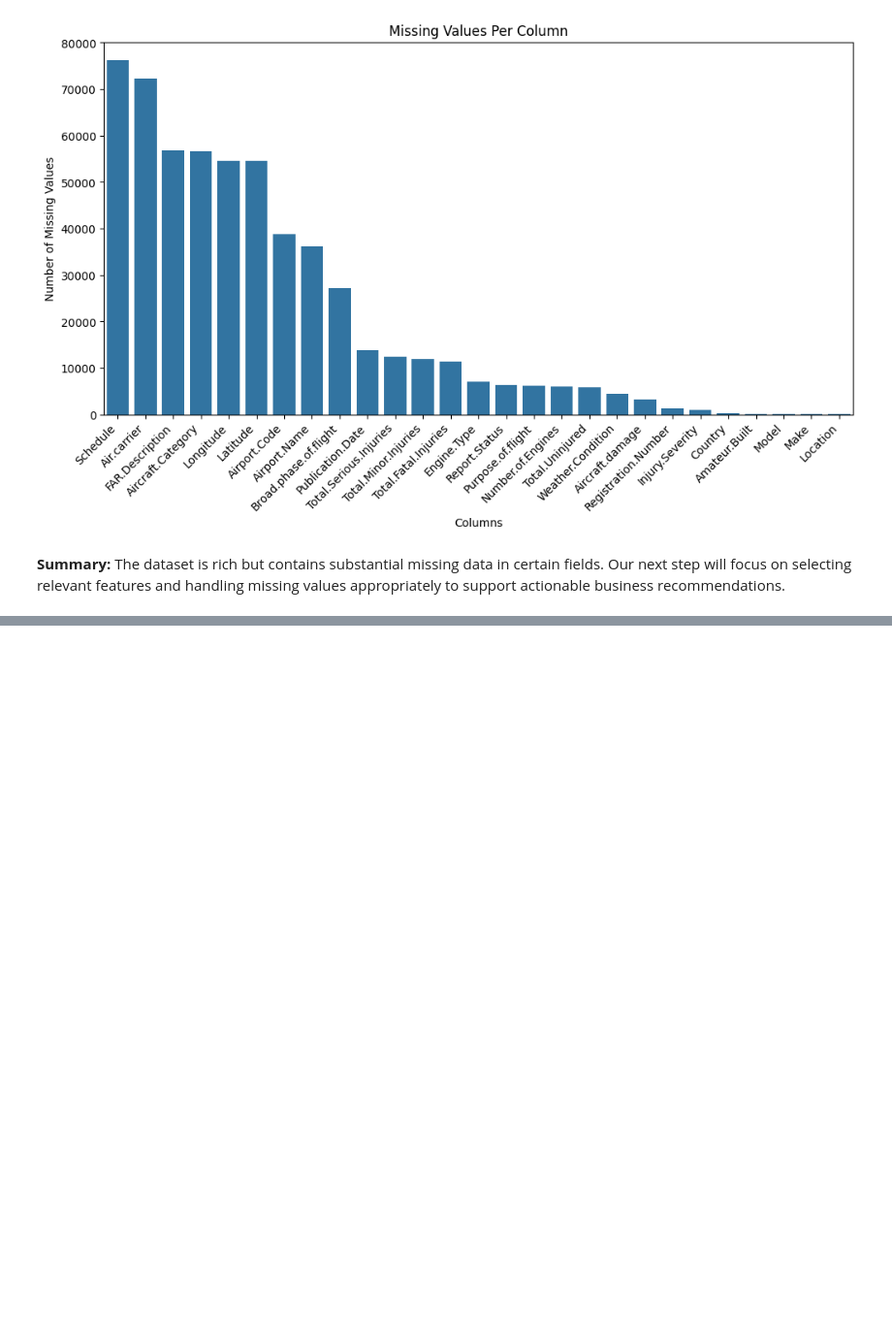
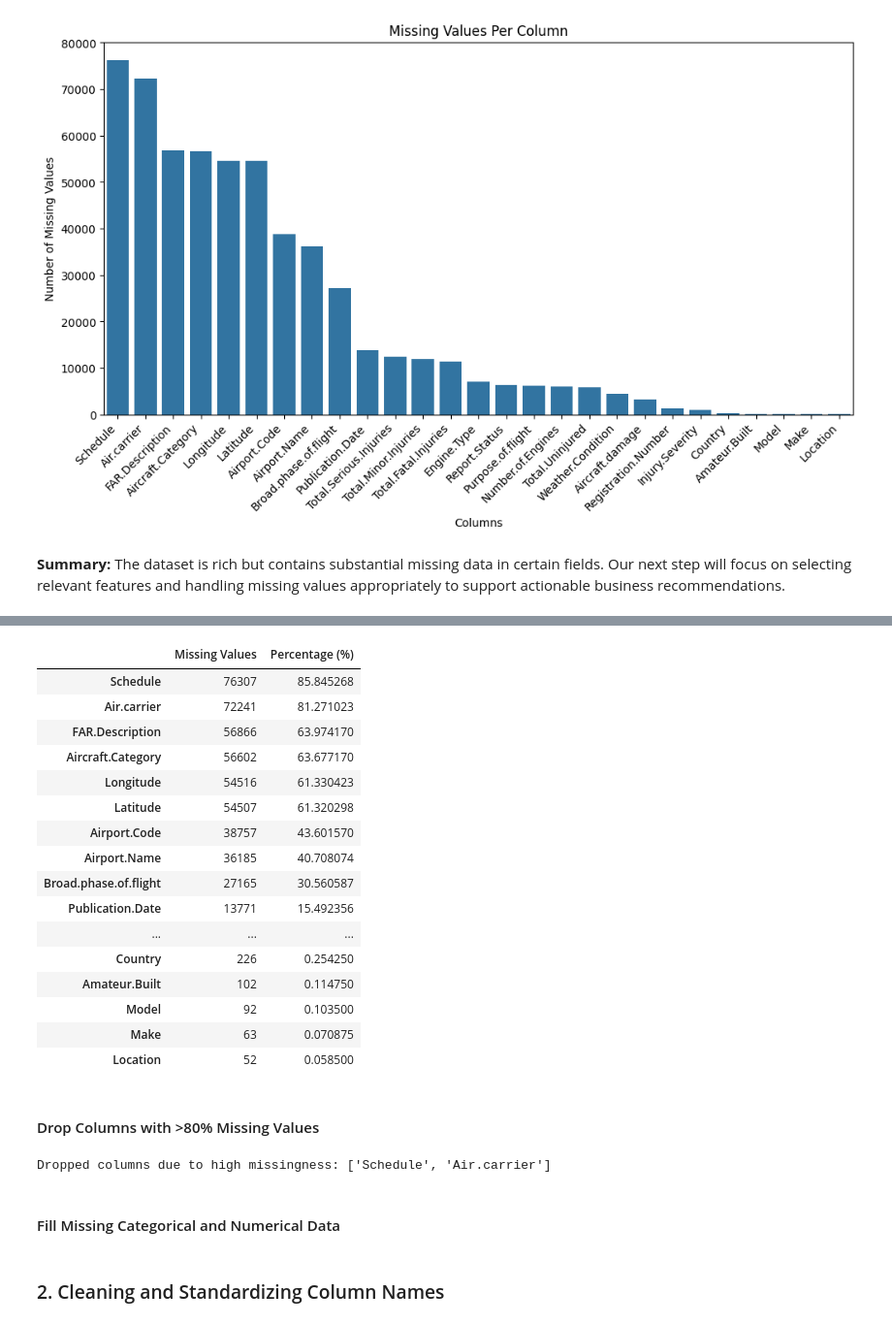
Before and after one commit to WamuyuGitongaEMTH/moringa_phase1_Aircraft_Risk_Analysis, a Jupyter notebook: Aircraft_Risk_Analysis.ipynb, the cells around one changed output, grey strips where cells are left out. Shown at 97% size. Cells and saved outputs as stored; diff of their text form; code cells hidden in the pictures; blank space fills up the shorter version.

```diff
--- a/Aircraft_Risk_Analysis.ipynb
+++ b/Aircraft_Risk_Analysis.ipynb
@@ -126,0 +138,43 @@ The dataset is rich but contains substantial missing data in certain fields. Our
+# %%
+# Calculate missing values
+missing_values = aviation_df.isnull().sum().sort_values(ascending=False)
+missing_percentage = (missing_values / len(aviation_df)) * 100
+
+# Create a DataFrame to view missing data clearly
+missing_df = pd.DataFrame({
+    'Missing Values': missing_values,
+    'Percentage (%)': missing_percentage
+})
+
+# Display only columns with missing data
+missing_df[missing_df['Missing Values'] > 0]
+# %% [output]
+|  | Missing Values | Percentage (%) |
+| Schedule | 76307 | 85.845268 |
+| Air.carrier | 72241 | 81.271023 |
+| FAR.Description | 56866 | 63.974170 |
+| Aircraft.Category | 56602 | 63.677170 |
+| Longitude | 54516 | 61.330423 |
+| Latitude | 54507 | 61.320298 |
+| Airport.Code | 38757 | 43.601570 |
+| Airport.Name | 36185 | 40.708074 |
+| Broad.phase.of.flight | 27165 | 30.560587 |
+| Publication.Date | 13771 | 15.492356 |
+| ... | ... | ... |
+| Country | 226 | 0.254250 |
+| Amateur.Built | 102 | 0.114750 |
+| Model | 92 | 0.103500 |
+| Make | 63 | 0.070875 |
+| Location | 52 | 0.058500 |
+# %% [markdown]
+#### Drop Columns with >80% Missing Values
+# %%
+# Drop columns with more than 80% missing values
+cols_to_drop = missing_df[missing_df['Percentage (%)'] > 80].index.tolist()
+aviation_df.drop(columns=cols_to_drop, inplace=True)
+
+print(f"Dropped columns due to high missingness: {cols_to_drop}")
+# %% [output]
+Dropped columns due to high missingness: ['Schedule', 'Air.carrier']
+# %% [markdown]
+#### Fill Missing Categorical and Numerical Data
@@ -126,0 +189,2 @@ The dataset is rich but contains substantial missing data in certain fields. Our
+# %% [markdown]
+### 2. Cleaning and Standardizing Column Names
```
Also changed, not shown: parts of 16 cells of this notebook.
